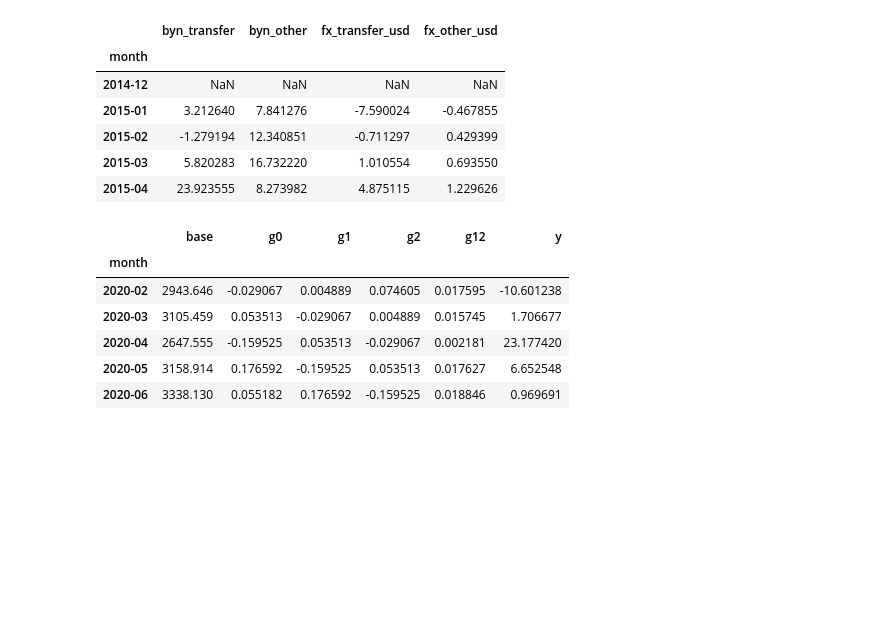
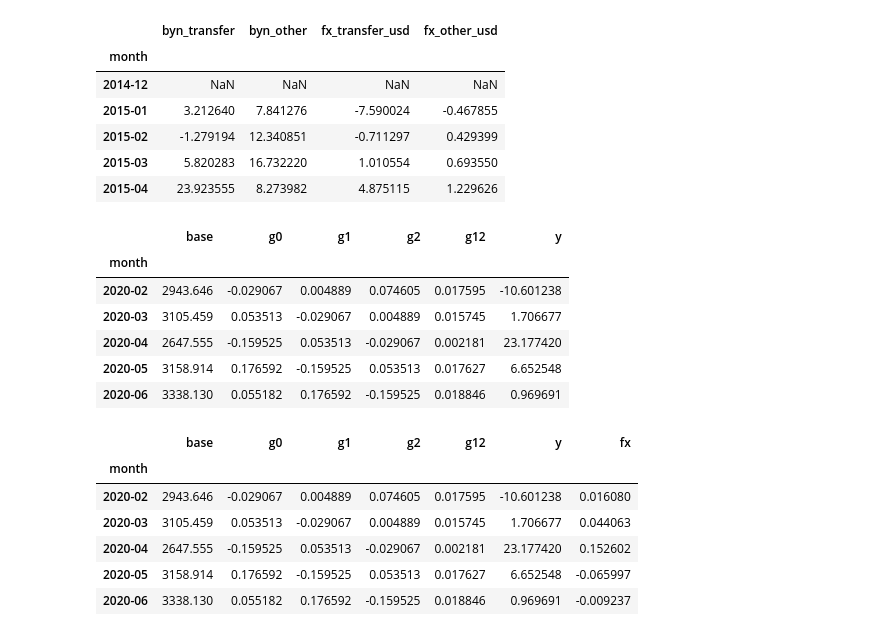
Before and after one commit to venskovalentin/belarus_dollarization_paper, a Jupyter notebook: notebooks/research_notebook.ipynb, the cells around one changed output. Saved outputs shown, nothing was run; the diff lists cells and outputs as text; code cells hidden in the pictures; blank space fills up the shorter version.

```diff
--- a/notebooks/research_notebook.ipynb
+++ b/notebooks/research_notebook.ipynb
@@ -323,3 +325,17 @@ design.loc["2020-02":].head()
 | 2020-04 | 2647.555 | -0.159525 | 0.053513 | -0.029067 | 0.002181 | 23.177420 |
 | 2020-05 | 3158.914 | 0.176592 | -0.159525 | 0.053513 | 0.017627 | 6.652548 |
 | 2020-06 | 3338.130 | 0.055182 | 0.176592 | -0.159525 | 0.018846 | 0.969691 |
+# %%
+fx_change = np.log(stocks["e_stock"]).diff().shift(1)
+
+design["fx"] = fx_change
+
+design.loc["2020-02":].head()
+# %% [output]
+|  | base | g0 | g1 | g2 | g12 | y | fx |
+| month |  |  |  |  |  |  |  |
+| 2020-02 | 2943.646 | -0.029067 | 0.004889 | 0.074605 | 0.017595 | -10.601238 | 0.016080 |
+| 2020-03 | 3105.459 | 0.053513 | -0.029067 | 0.004889 | 0.015745 | 1.706677 | 0.044063 |
+| 2020-04 | 2647.555 | -0.159525 | 0.053513 | -0.029067 | 0.002181 | 23.177420 | 0.152602 |
+| 2020-05 | 3158.914 | 0.176592 | -0.159525 | 0.053513 | 0.017627 | 6.652548 | -0.065997 |
+| 2020-06 | 3338.130 | 0.055182 | 0.176592 | -0.159525 | 0.018846 | 0.969691 | -0.009237 |
```
Also changed, not shown: parts of 5 cells of this notebook.
